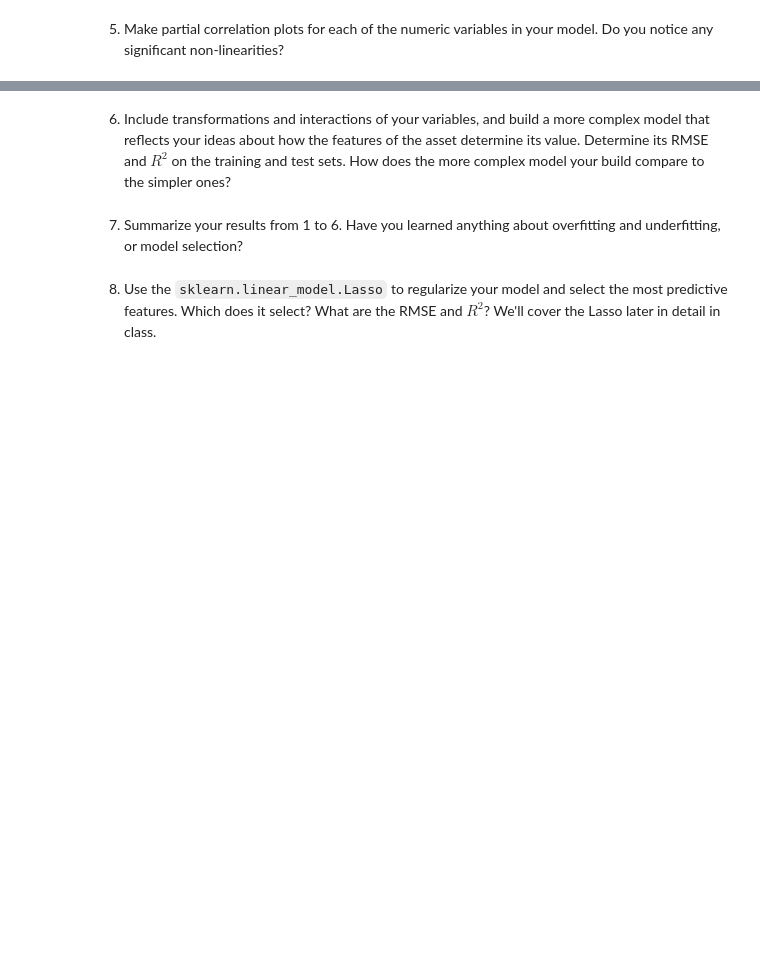
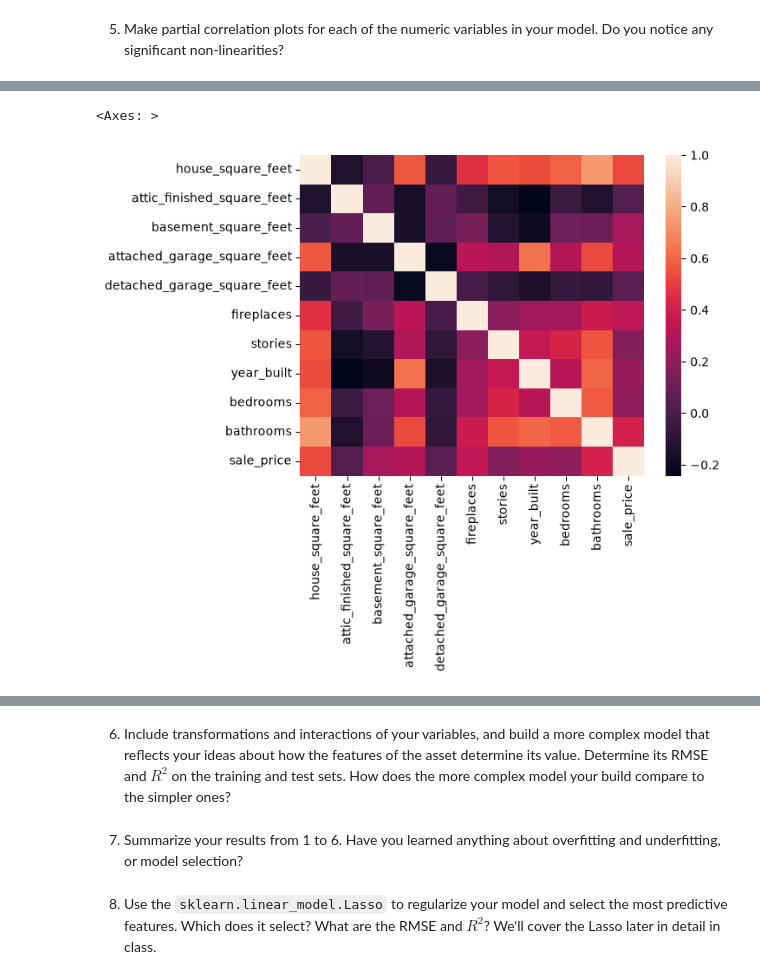
Before and after one commit to micaiahjiarong-beep/L02-hedonic-pricing, a Jupyter notebook: notebook.ipynb, the cells around one changed output, grey strips where cells are left out. Saved outputs shown, nothing was run; the diff lists cells and outputs as text; code cells hidden in the pictures; blank space fills up the shorter version.

```diff
--- a/notebook.ipynb
+++ b/notebook.ipynb
@@ -189,0 +181,3 @@ Index(['sale_date', 'sale_price', 'house_square_feet',
+# %%
+numeric.append("sale_price")
+numeric
@@ -189,0 +196,18 @@ Index(['sale_date', 'sale_price', 'house_square_feet',
+# %%
+partial_correlations = np.zeros(shape = (11,11), dtype = float)
+
+for i in np.arange(0,11):
+    for j in np.arange(0,11):
+        if i == j:
+            partial_correlations[i][j] = 1
+        if i != j:
+            partial_correlations[i][j] = partial_corr(df, x = numeric[i], y = numeric[j]).iat[0,1]
+
+# plt.imshow(partial_correlations, index = numeric)
+
+df_partial_corr = pd.DataFrame(partial_correlations, index = numeric, columns = numeric)
+
+sns.heatmap(df_partial_corr)
+# %% [output]
+<Axes: >
+[figure, added]
```
Also changed, not shown: parts of 6 cells of this notebook.
